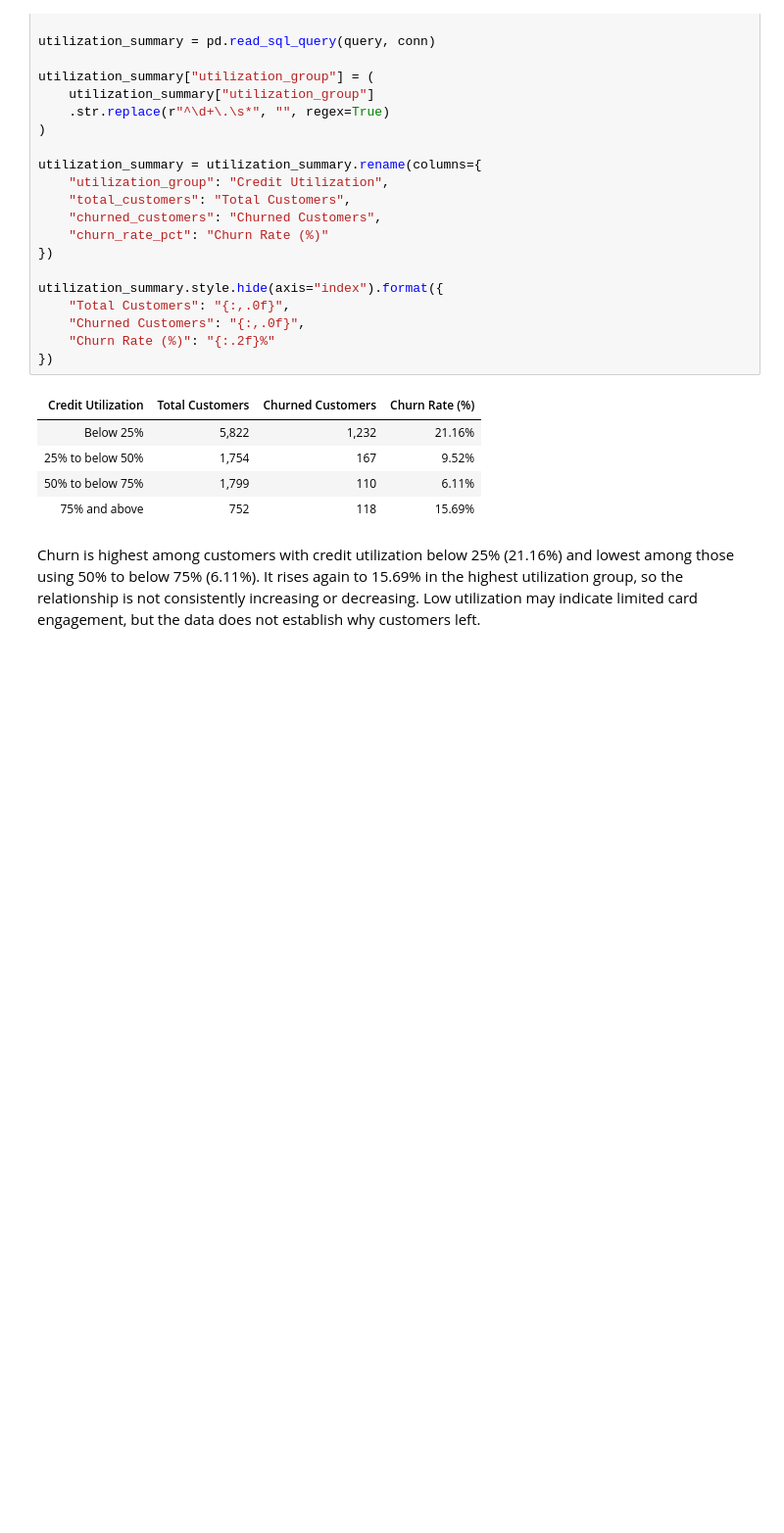
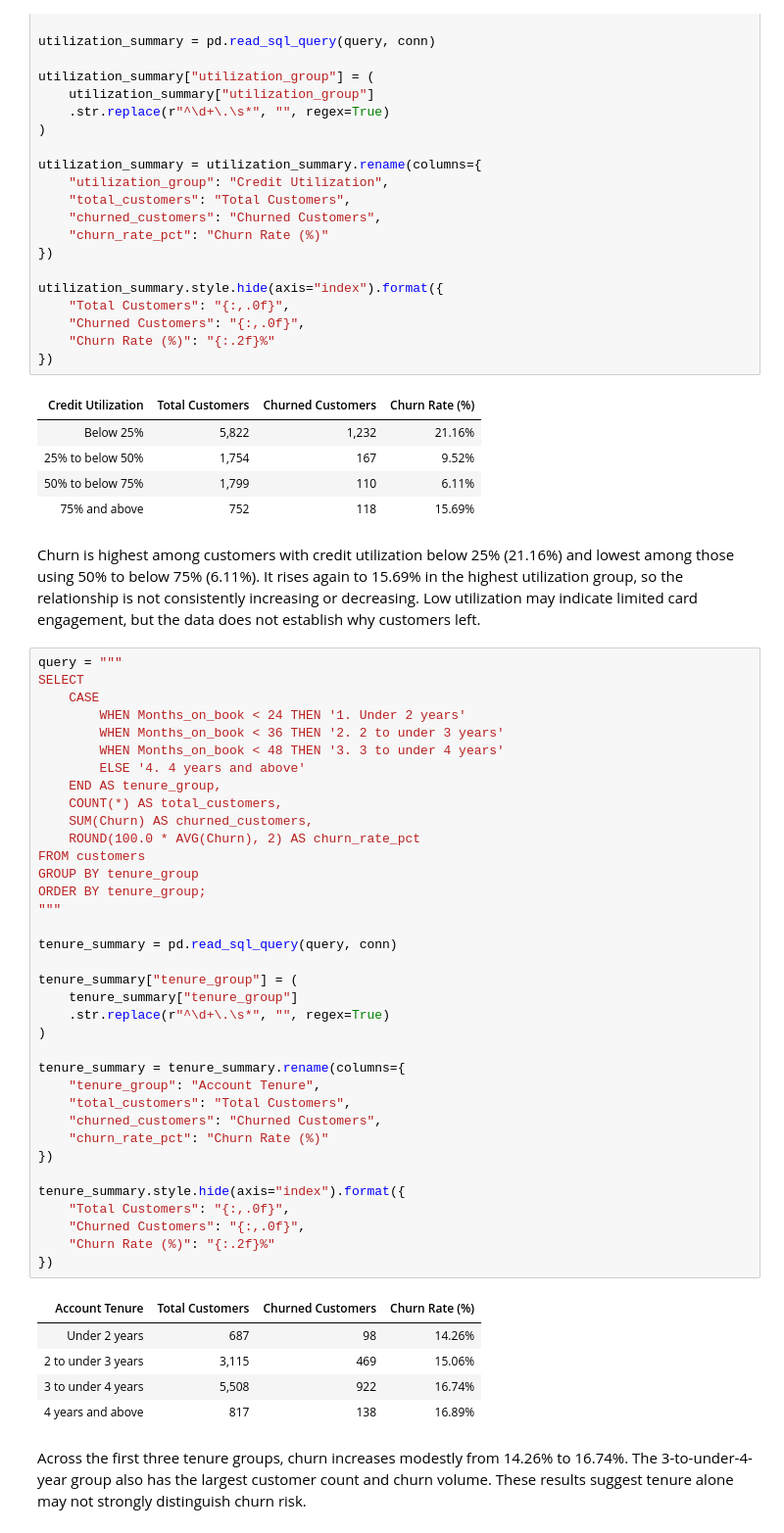
Before and after one commit to mehakgupta0406/credit-card-customer-churn, a Jupyter notebook: 01_data_analysis.ipynb, the cells around one changed output. Shown at 98% size. Cells and saved outputs as stored; diff of their text form; blank space fills up the shorter version.

```diff
--- a/01_data_analysis.ipynb
+++ b/01_data_analysis.ipynb
@@ -322,3 +322,47 @@ utilization_summary.style.hide(axis="index").format({
 | 75% and above | 752 | 118 | 15.69% |
 # %% [markdown]
 Churn is highest among customers with credit utilization below 25% (21.16%) and lowest among those using 50% to below 75% (6.11%). It rises again to 15.69% in the highest utilization group, so the relationship is not consistently increasing or decreasing. Low utilization may indicate limited card engagement, but the data does not establish why customers left.
+# %%
+query = """
+SELECT
+    CASE
+        WHEN Months_on_book < 24 THEN '1. Under 2 years'
+        WHEN Months_on_book < 36 THEN '2. 2 to under 3 years'
+        WHEN Months_on_book < 48 THEN '3. 3 to under 4 years'
+        ELSE '4. 4 years and above'
+    END AS tenure_group,
+    COUNT(*) AS total_customers,
+    SUM(Churn) AS churned_customers,
+    ROUND(100.0 * AVG(Churn), 2) AS churn_rate_pct
+FROM customers
+GROUP BY tenure_group
+ORDER BY tenure_group;
+"""
+
+tenure_summary = pd.read_sql_query(query, conn)
+
+tenure_summary["tenure_group"] = (
+    tenure_summary["tenure_group"]
+    .str.replace(r"^\d+\.\s*", "", regex=True)
+)
+
+tenure_summary = tenure_summary.rename(columns={
+    "tenure_group": "Account Tenure",
+    "total_customers": "Total Customers",
+    "churned_customers": "Churned Customers",
+    "churn_rate_pct": "Churn Rate (%)"
+})
+
+tenure_summary.style.hide(axis="index").format({
+    "Total Customers": "{:,.0f}",
+    "Churned Customers": "{:,.0f}",
+    "Churn Rate (%)": "{:.2f}%"
+})
+# %% [output]
+| Account Tenure | Total Customers | Churned Customers | Churn Rate (%) |
+| Under 2 years | 687 | 98 | 14.26% |
+| 2 to under 3 years | 3,115 | 469 | 15.06% |
+| 3 to under 4 years | 5,508 | 922 | 16.74% |
+| 4 years and above | 817 | 138 | 16.89% |
+# %% [markdown]
+Across the first three tenure groups, churn increases modestly from 14.26% to 16.74%. The 3-to-under-4-year group also has the largest customer count and churn volume. These results suggest tenure alone may not strongly distinguish churn risk.
```
Also changed, not shown: parts of 1 cell of this notebook.
